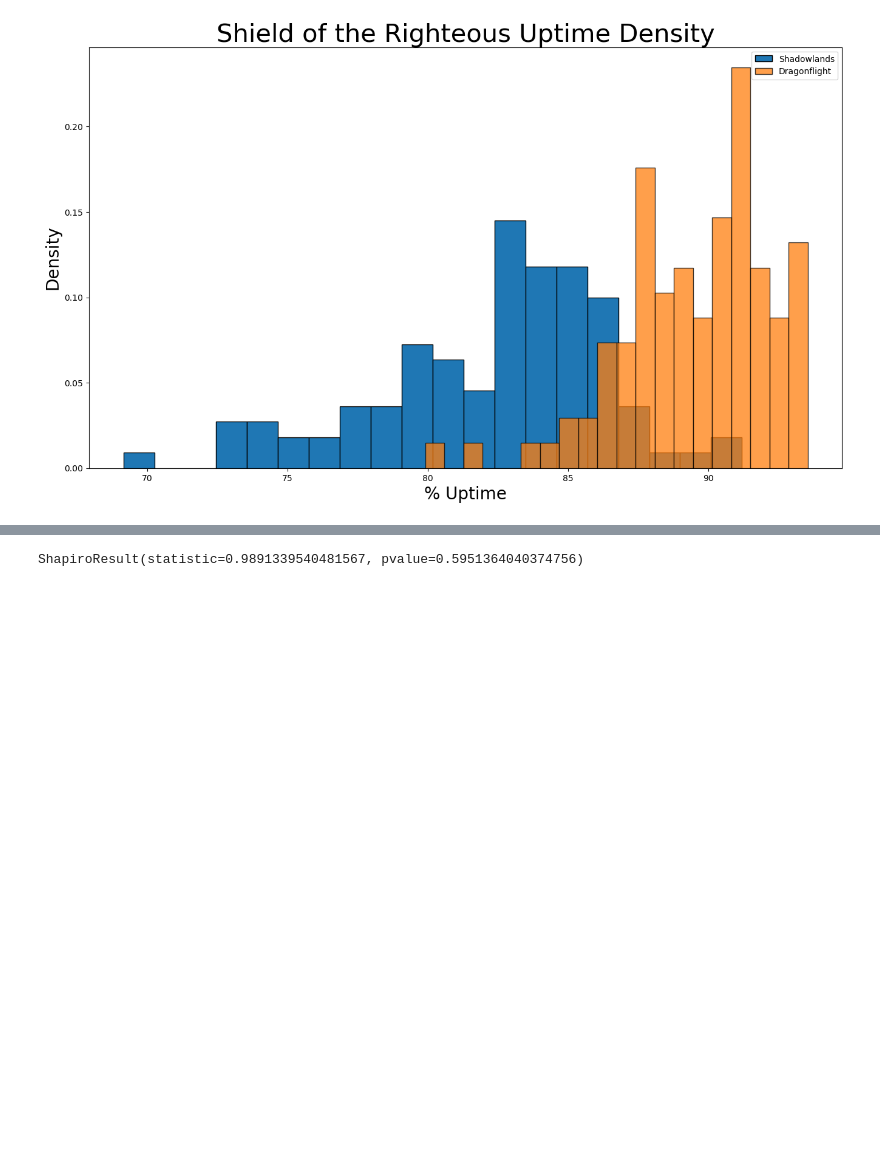
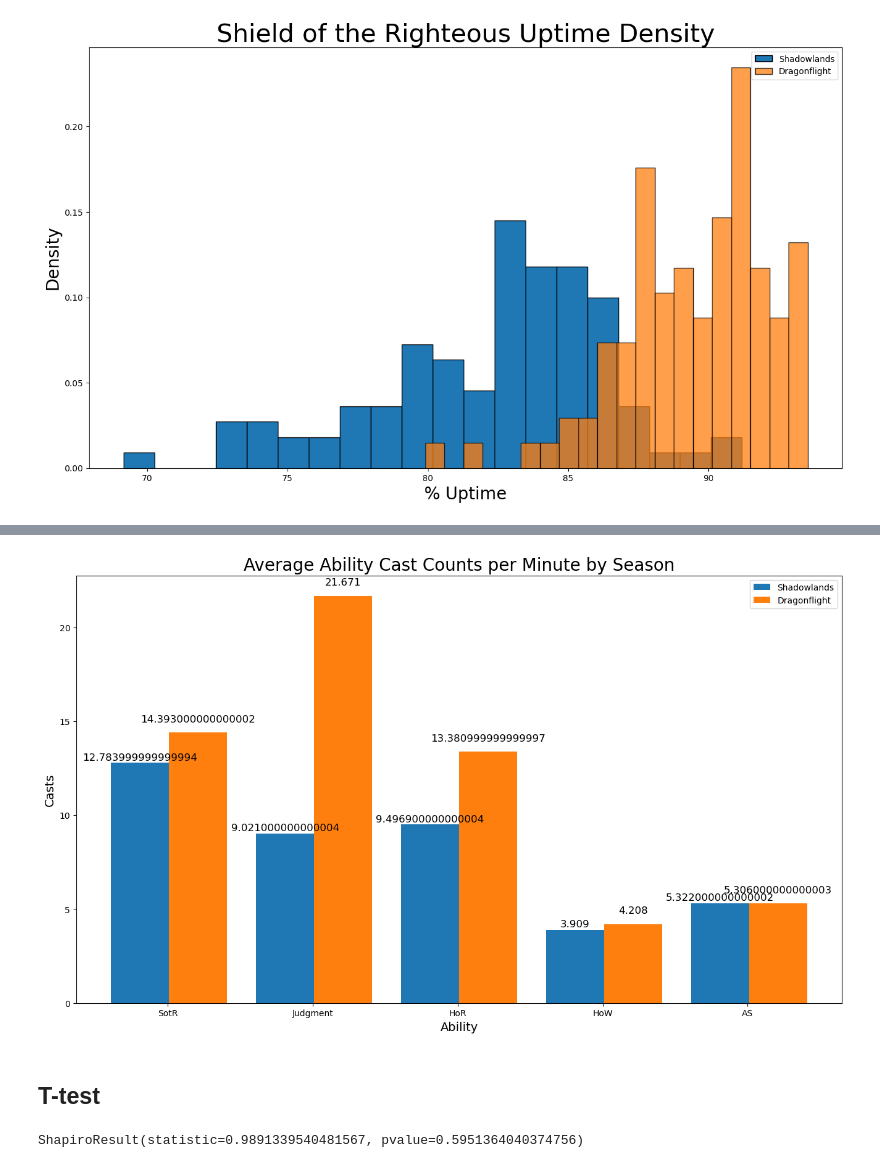
Before and after one commit to Strong-Deutan/WoW_Prot_Paladin_Analysis, a Jupyter notebook: wow_paladin_analysis.ipynb, the cells around one changed output, grey strips where cells are left out. Cells and saved outputs as stored; diff of their text form; code cells hidden in the pictures; blank space fills up the shorter version.

```diff
--- a/wow_paladin_analysis.ipynb
+++ b/wow_paladin_analysis.ipynb
@@ -193,3 +247,34 @@ Judgement to Avenger's Shield ratio in Dragonflight: 3.124556233466751
+# %%
+# Bar graph of mean ability usage per minute
+plt.figure(figsize= (16, 9))
+
+w = 0.4
+x = ['SotR', 'Judgment', 'HoR', 'HoW', 'AS']
+SL = [df1['SR_cpm_SL'].mean(), df1['JDG_cpm_SL'].mean(), df1['HOR_cpm_SL'].mean(), df1['HOW_cpm_SL'].mean(), df1['AS_cpm_SL'].mean()]
+DF = [df2['SR_cpm_DF1'].mean(), df2['JDG_cpm_DF1'].mean(), df2['HOR_cpm_DF1'].mean(), df2['HOW_cpm_DF1'].mean(), df2['AS_cpm_DF1'].mean()]
+
+#
+bar1 = np.arange(len(x))
+bar2 = [i+w for i in bar1]
+
+plot1 = plt.bar(bar1, SL, w, label = 'Shadowlands')
+plot2 = plt.bar(bar2, DF, w, label = 'Dragonflight')
+
+plt.bar_label(plot1, labels = SL, label_type = 'edge', padding = 1, fontsize = 12)
+plt.bar_label(plot2, labels = DF, label_type = 'edge', padding = 10, fontsize = 12)
+
+fig.tight_layout()
+
+plt.xlabel('Ability', fontsize = 14)
+plt.ylabel('Casts', fontsize = 14)
+plt.xticks(bar1 + w/2.1, x)
+plt.legend()
+plt.title('Average Ability Cast Counts per Minute by Season', fontsize = 20)
+plt.show()
+# %% [output]
+[figure, added]
+# %% [markdown]
+## T-test ##
 # %%
 # Convert to numpy
 x = df1['SR_uptime_SL'].to_numpy()
```
Also changed, not shown: parts of 24 cells of this notebook.
